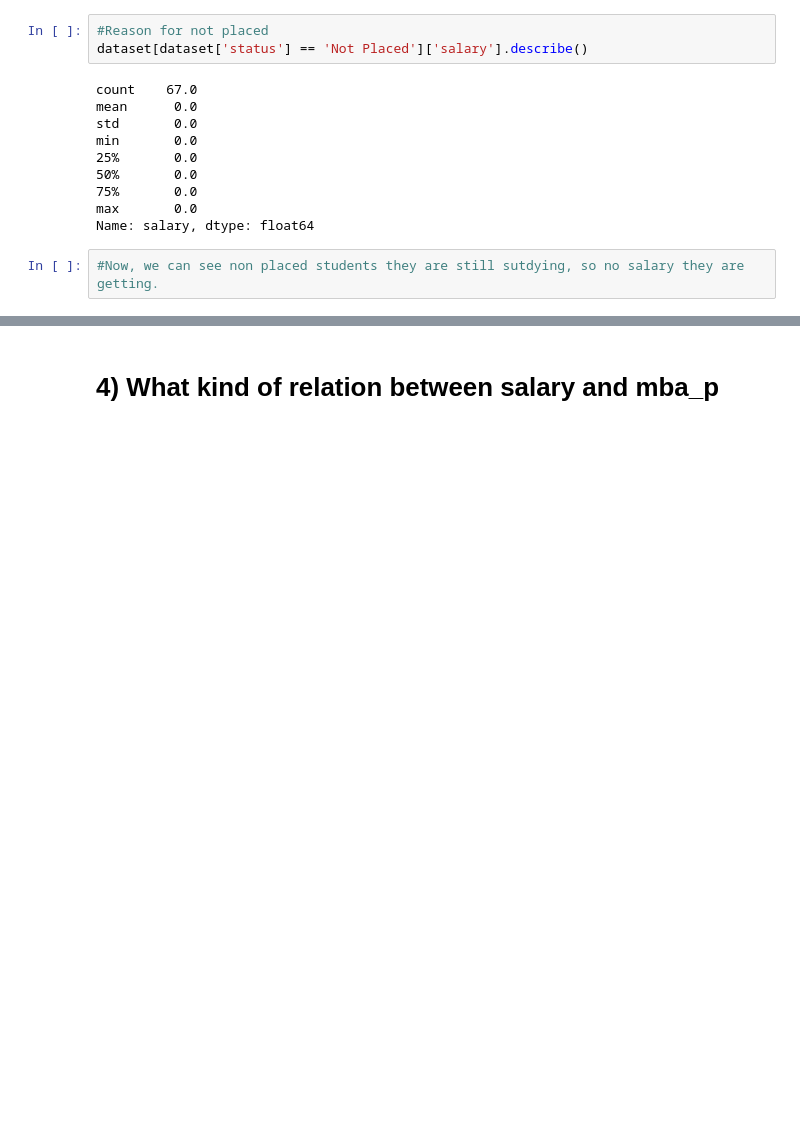
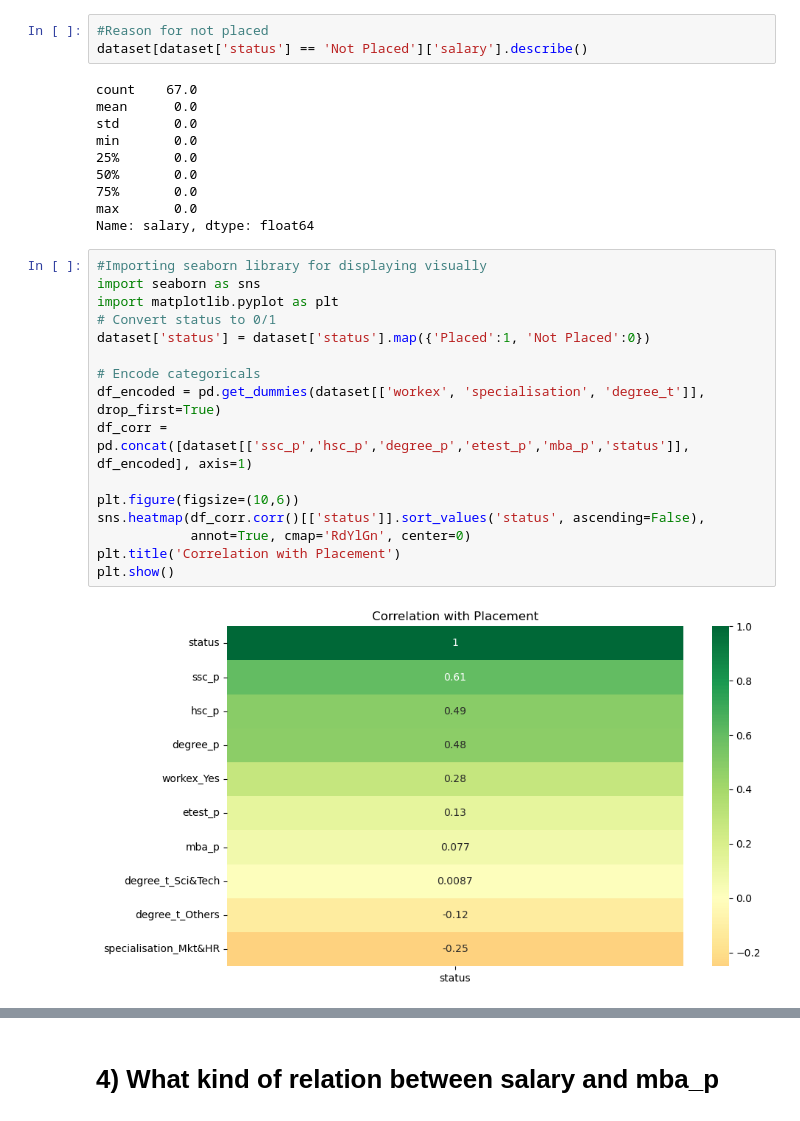
Before and after one commit to DillibabuAI/5.DataScience, a Jupyter notebook: Bivariate Assignment.ipynb, the cells around one changed output, grey strips where cells are left out. Drawn from its saved outputs; the diff is of its cells as text; blank space fills up the shorter version.

```diff
--- a/Bivariate Assignment.ipynb
+++ b/Bivariate Assignment.ipynb
@@ -96,5 +83,21 @@ min       0.0
 75%       0.0
 max       0.0
 Name: salary, dtype: float64
-# %%
-#Now, we can see non placed students they are still sutdying, so no salary they are getting.
+# %%
+#Importing seaborn library for displaying visually
+import seaborn as sns
+import matplotlib.pyplot as plt
+# Convert status to 0/1
+dataset['status'] = dataset['status'].map({'Placed':1, 'Not Placed':0})
+
+# Encode categoricals
+df_encoded = pd.get_dummies(dataset[['workex', 'specialisation', 'degree_t']], drop_first=True)
+df_corr = pd.concat([dataset[['ssc_p','hsc_p','degree_p','etest_p','mba_p','status']], df_encoded], axis=1)
+
+plt.figure(figsize=(10,6))
+sns.heatmap(df_corr.corr()[['status']].sort_values('status', ascending=False),
+            annot=True, cmap='RdYlGn', center=0)
+plt.title('Correlation with Placement')
+plt.show()
+# %% [output]
+[figure, added]
```
Also changed, not shown: parts of 26 cells of this notebook.
